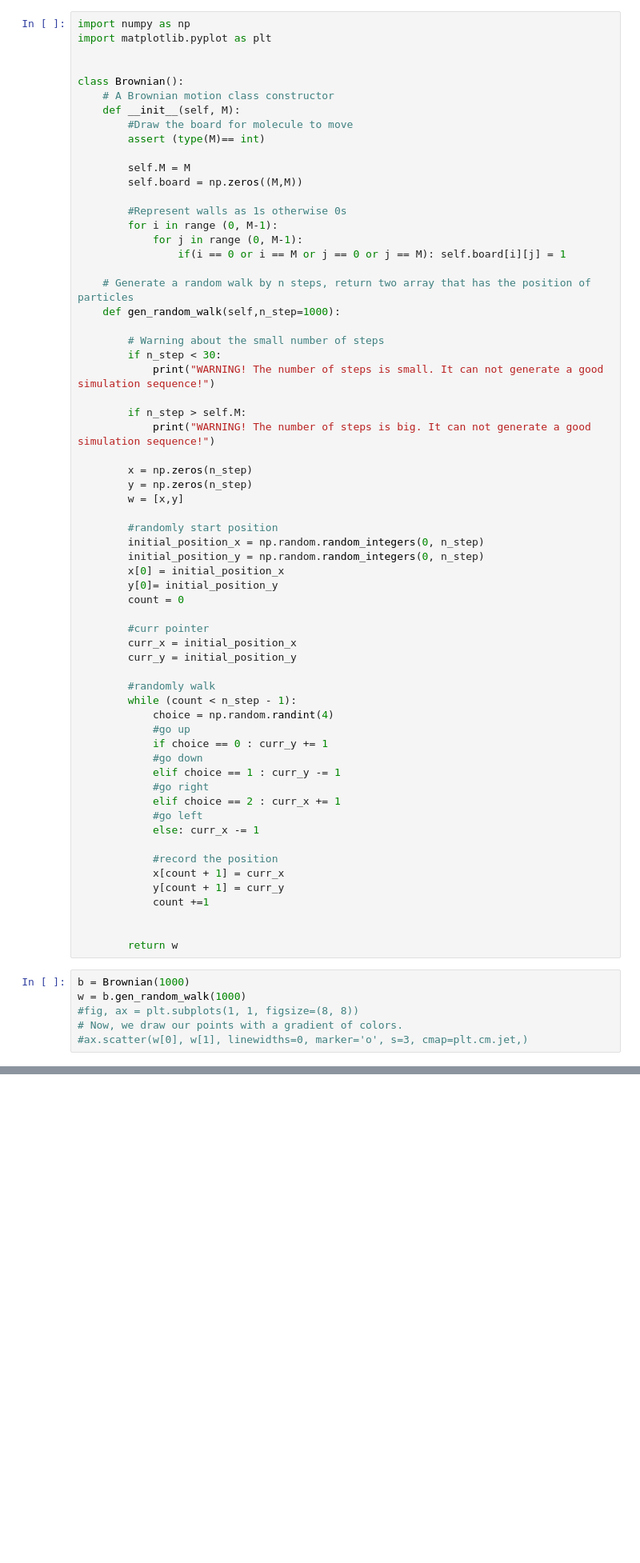
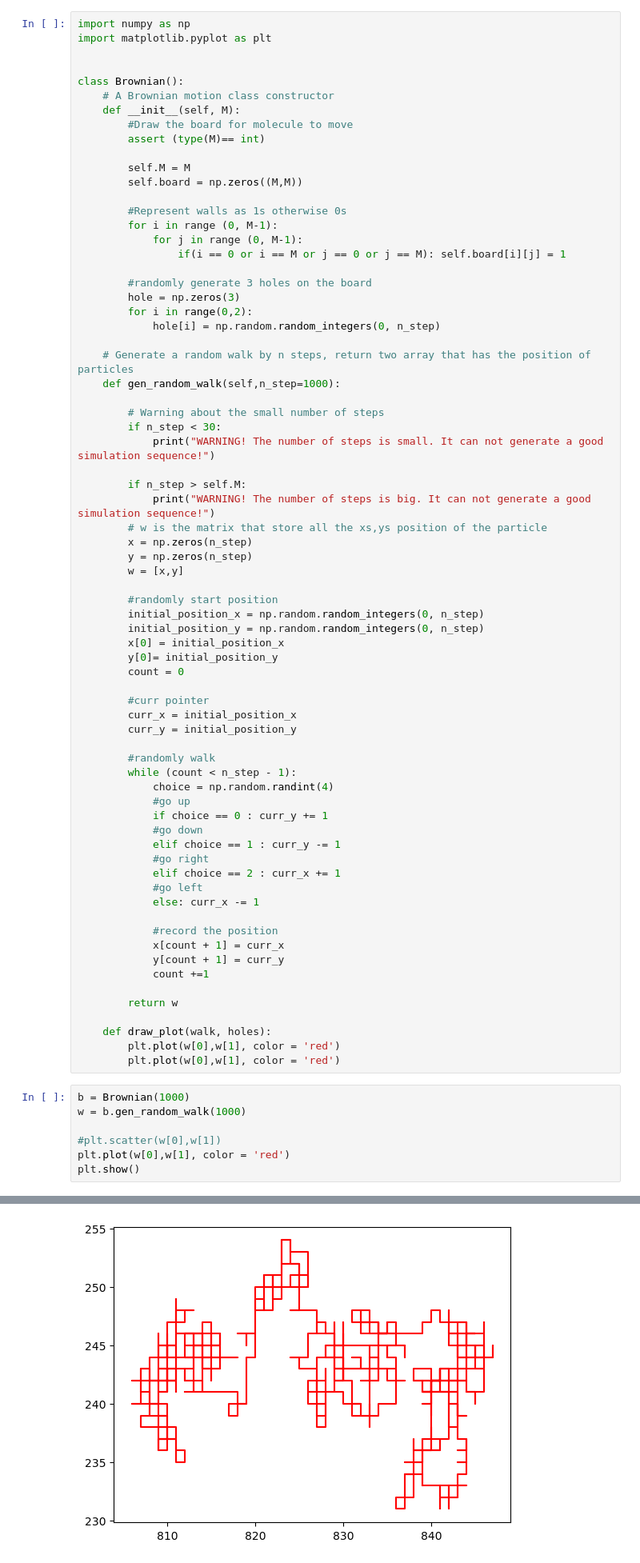
Before and after one commit to Mayojet/Brownian-Motion-Simulation, a Jupyter notebook: lib/Sim.ipynb, the cells around one changed output, grey strips where cells are left out. Shown at 80% size. Saved outputs shown, nothing was run; the diff lists cells and outputs as text; blank space fills up the shorter version.

```diff
--- a/lib/Sim.ipynb
+++ b/lib/Sim.ipynb
@@ -17,6 +17,11 @@ class Brownian():
             for j in range (0, M-1):
                 if(i == 0 or i == M or j == 0 or j == M): self.board[i][j] = 1
 
+        #randomly generate 3 holes on the board
+        hole = np.zeros(3)
+        for i in range(0,2):
+            hole[i] = np.random.random_integers(0, n_step)
+
     # Generate a random walk by n steps, return two array that has the position of particles
     def gen_random_walk(self,n_step=1000):
 
@@ -26,7 +31,7 @@ class Brownian():
 
         if n_step > self.M:
             print("WARNING! The number of steps is big. It can not generate a good simulation sequence!")
-
+        # w is the matrix that store all the xs,ys position of the particle
         x = np.zeros(n_step)
         y = np.zeros(n_step)
         w = [x,y]
@@ -59,12 +64,16 @@ class Brownian():
             y[count + 1] = curr_y
             count +=1
 
+        return w
 
-        return w
+    def draw_plot(walk, holes):
+        plt.plot(w[0],w[1], color = 'red')
+        plt.plot(w[0],w[1], color = 'red')
 # %%
 b = Brownian(1000)
 w = b.gen_random_walk(1000)
-#fig, ax = plt.subplots(1, 1, figsize=(8, 8))
-# Now, we draw our points with a gradient of colors.
-#ax.scatter(w[0], w[1], linewidths=0, marker='o', s=3, cmap=plt.cm.jet,)
+
+#plt.scatter(w[0],w[1])
+plt.plot(w[0],w[1], color = 'red')
+plt.show()
 # %% [output]
@@ -71,0 +80 @@ w = b.gen_random_walk(1000)
+[figure, added]
```
Also changed, not shown: parts of 4 cells of this notebook.
